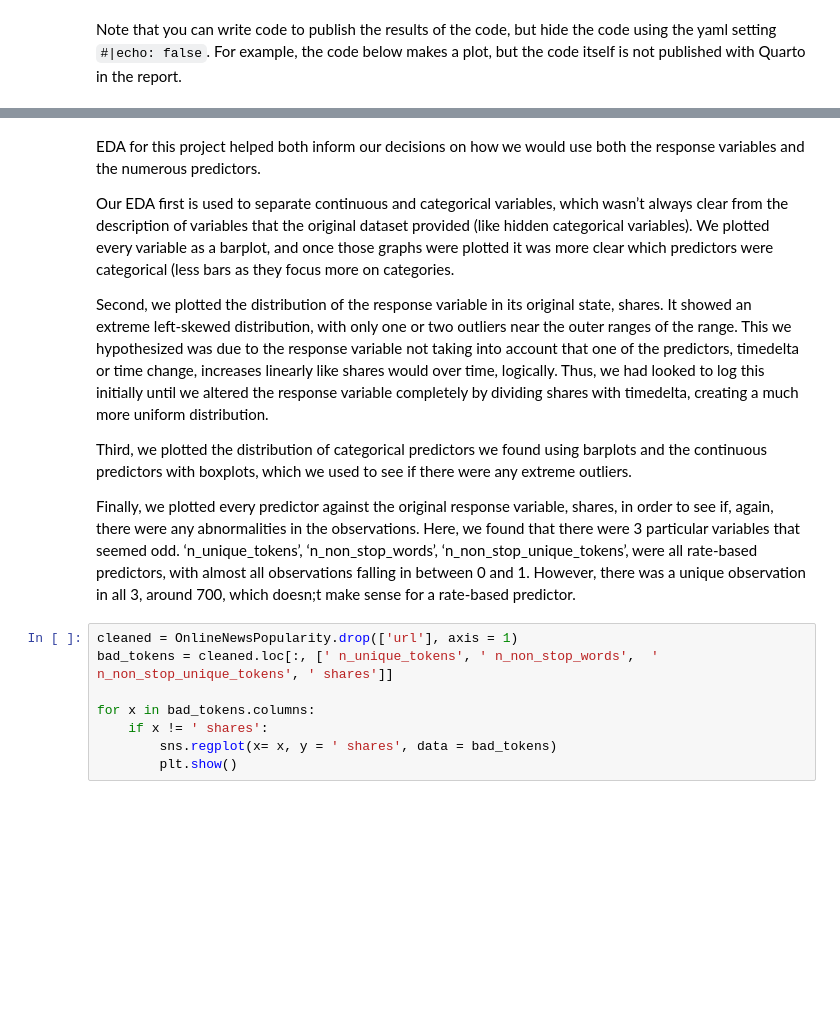
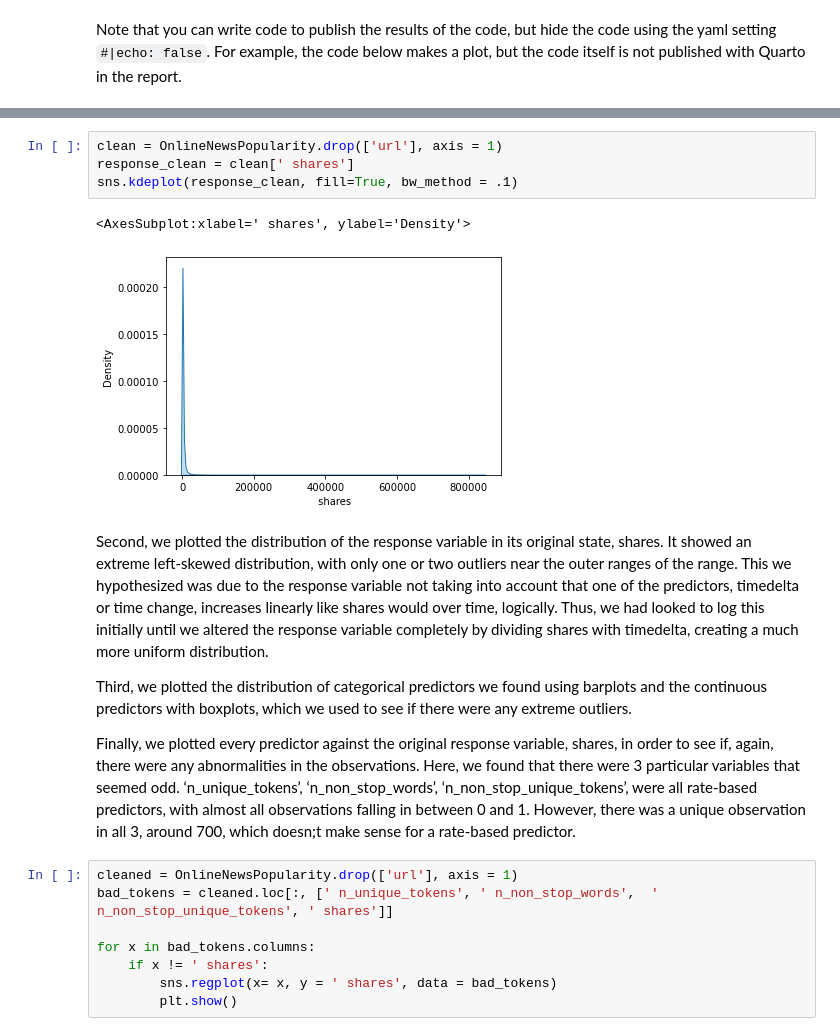
Before and after one commit to danielhe-nu/STAT-303-3-Project, a Jupyter notebook: 3033_project_report.ipynb, the cells around one changed output, grey strips where cells are left out. Cells and saved outputs as stored; diff of their text form; blank space fills up the shorter version.

```diff
--- a/3033_project_report.ipynb
+++ b/3033_project_report.ipynb
@@ -100,8 +104,11 @@ Note that you can write code to publish the results of the code, but hide the co
+# %%
+clean = OnlineNewsPopularity.drop(['url'], axis = 1)
+response_clean = clean[' shares']
+sns.kdeplot(response_clean, fill=True, bw_method = .1)
+# %% [output]
+<AxesSubplot:xlabel=' shares', ylabel='Density'>
+[figure, added]
 # %% [markdown]
-EDA for this project helped both inform our decisions on how we would use both the response variables and the numerous predictors.
-
-Our EDA first is used to separate continuous and categorical variables, which wasn’t always clear from the description of variables that the original dataset provided (like hidden categorical variables). We plotted every variable as a barplot, and once those graphs were plotted it was more clear which predictors were categorical (less bars as they focus more on categories.
-
 Second, we plotted the distribution of the response variable in its original state, shares. It showed an extreme left-skewed distribution, with only one or two outliers near the outer ranges of the range. This we hypothesized was due to the response variable not taking into account that one of the predictors, timedelta or time change, increases linearly like shares would over time, logically. Thus, we had looked to log this initially until we altered the response variable completely by dividing shares with timedelta, creating a much more uniform distribution.
 
 Third, we plotted the distribution of categorical predictors we found using barplots and the continuous predictors with boxplots, which we used to see if there were any extreme outliers.
```
Also changed, not shown: parts of 1 cell of this notebook.
